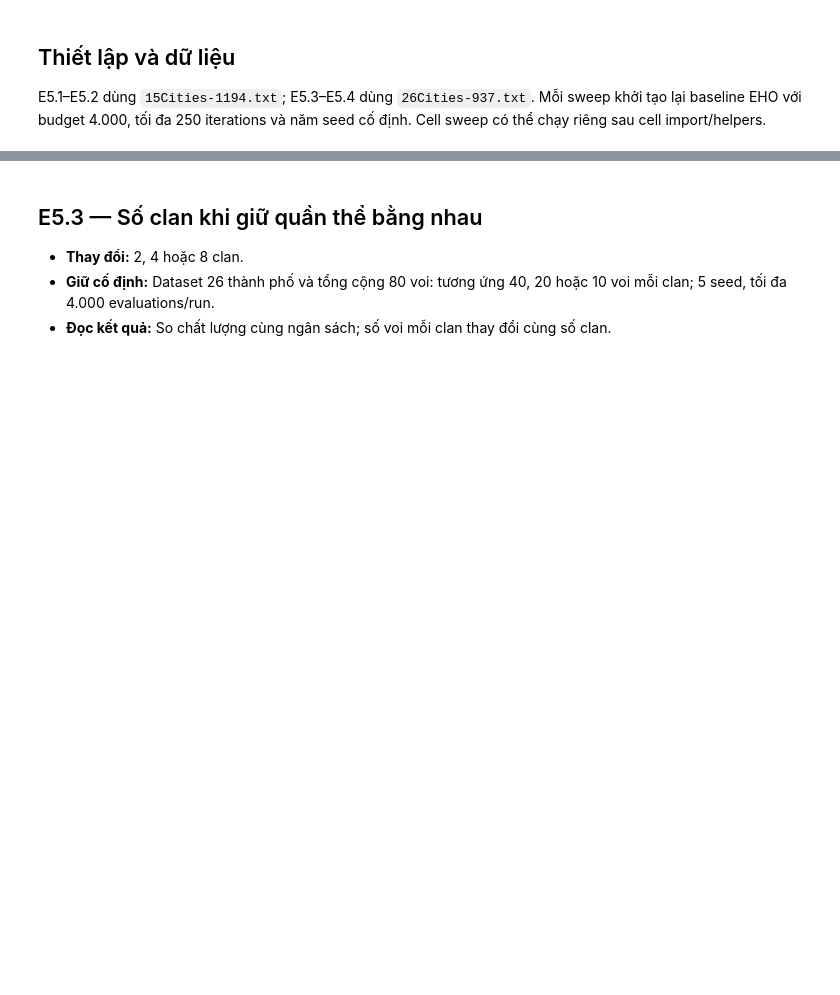
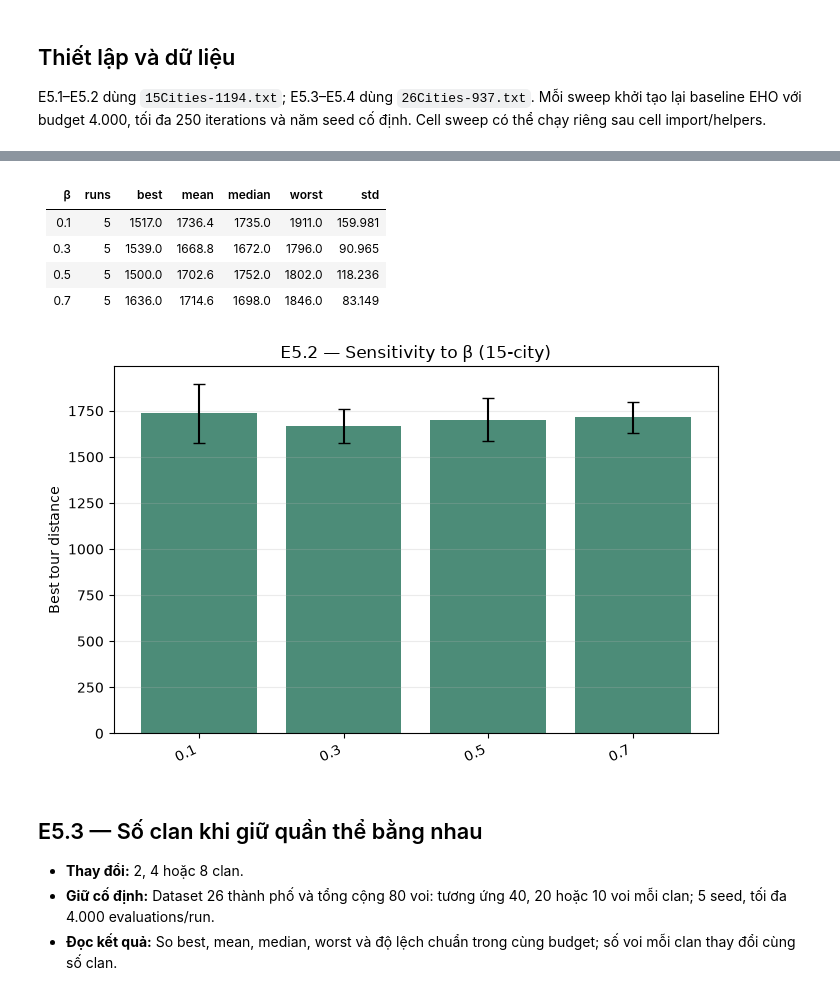
Before and after one commit to LaiThanhDat-glitch/ga-eho-tsp, a Jupyter notebook: Experiment/Experiment5-EHO-Params.ipynb, the cells around one changed output, grey strips where cells are left out. Cells and saved outputs as stored; diff of their text form; code cells hidden in the pictures; blank space fills up the shorter version.

```diff
--- a/Experiment/Experiment5-EHO-Params.ipynb
+++ b/Experiment/Experiment5-EHO-Params.ipynb
@@ -156,26 +178,39 @@ plot_bars("E5.1 — Sensitivity to α (15-city)", [str(x) for x in alpha_values]
 # %%
 DATA_15 = load_matrix(ROOT / "data" / "15Cities-1194.txt")
 BASE = EHOConfig(max_evaluations=4000, max_iterations=250, iterations=250)
 beta_values = [0.1, 0.3, 0.5, 0.7]
 beta_runs = {}
 for beta in beta_values:
     beta_runs[beta] = []
     for seed in SEEDS:
         result = run_with_caps(DATA_15, solve_eho,
             __import__("dataclasses").replace(BASE, beta=beta, seed=seed), ("beta", beta, seed))
         if result is None: break
         beta_runs[beta].append(result)
-show_table(["β", "runs", "mean", "std"], [(b, len(rs), round(mean_std([r.best_distance for r in rs])[0], 3) if rs else "—",
-    round(mean_std([r.best_distance for r in rs])[1], 3) if rs else "—") for b, rs in beta_runs.items()])
+show_table(["β", "runs", "best", "mean", "median", "worst", "std"], [
+    (b, len(rs), min_max([r.best_distance for r in rs])[0] if rs else "—",
+     round(mean_std([r.best_distance for r in rs])[0], 3) if rs else "—",
+     round(median([r.best_distance for r in rs]), 3) if rs else "—",
+     min_max([r.best_distance for r in rs])[1] if rs else "—",
+     round(mean_std([r.best_distance for r in rs])[1], 3) if rs else "—")
+    for b, rs in beta_runs.items()])
 plot_bars("E5.2 — Sensitivity to β (15-city)", [str(x) for x in beta_values],
           [mean_std([r.best_distance for r in beta_runs[x]])[0] if beta_runs[x] else None for x in beta_values],
           [mean_std([r.best_distance for r in beta_runs[x]])[1] if beta_runs[x] else None for x in beta_values])
+# %% [output]
+| β | runs | best | mean | median | worst | std |
+| --- | --- | --- | --- | --- | --- | --- |
+| 0.1 | 5 | 1517.0 | 1736.4 | 1735.0 | 1911.0 | 159.981 |
+| 0.3 | 5 | 1539.0 | 1668.8 | 1672.0 | 1796.0 | 90.965 |
+| 0.5 | 5 | 1500.0 | 1702.6 | 1752.0 | 1802.0 | 118.236 |
+| 0.7 | 5 | 1636.0 | 1714.6 | 1698.0 | 1846.0 | 83.149 |
+[figure, added]
 # %% [markdown]
 ## E5.3 — Số clan khi giữ quần thể bằng nhau
 
 - **Thay đổi:** 2, 4 hoặc 8 clan.
 - **Giữ cố định:** Dataset 26 thành phố và tổng cộng 80 voi: tương ứng 40, 20 hoặc 10 voi mỗi clan; 5 seed, tối đa 4.000 evaluations/run.
-- **Đọc kết quả:** So chất lượng cùng ngân sách; số voi mỗi clan thay đổi cùng số clan.
+- **Đọc kết quả:** So best, mean, median, worst và độ lệch chuẩn trong cùng budget; số voi mỗi clan thay đổi cùng số clan.
 # %%
 DATA_26 = load_matrix(ROOT / "data" / "26Cities-937.txt")
 BASE = EHOConfig(max_evaluations=4000, max_iterations=250, iterations=250)
```
Also changed, not shown: parts of 9 cells of this notebook, 8 other files.
